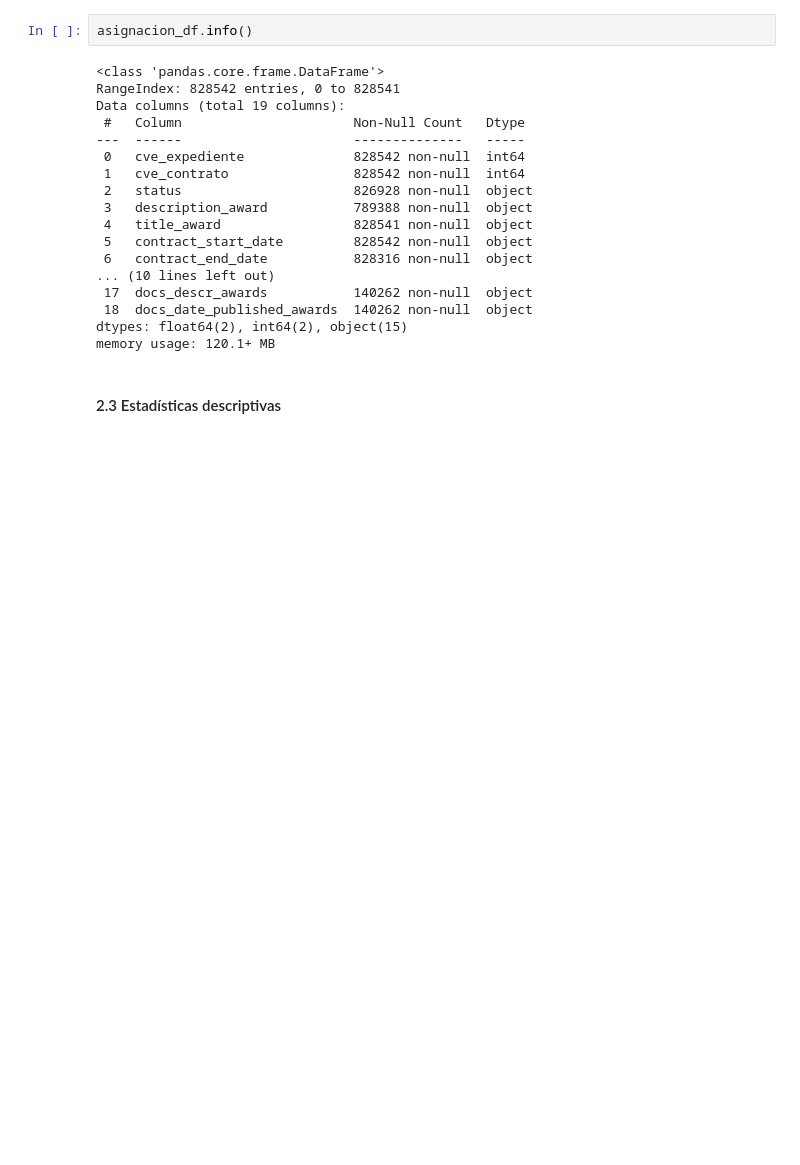
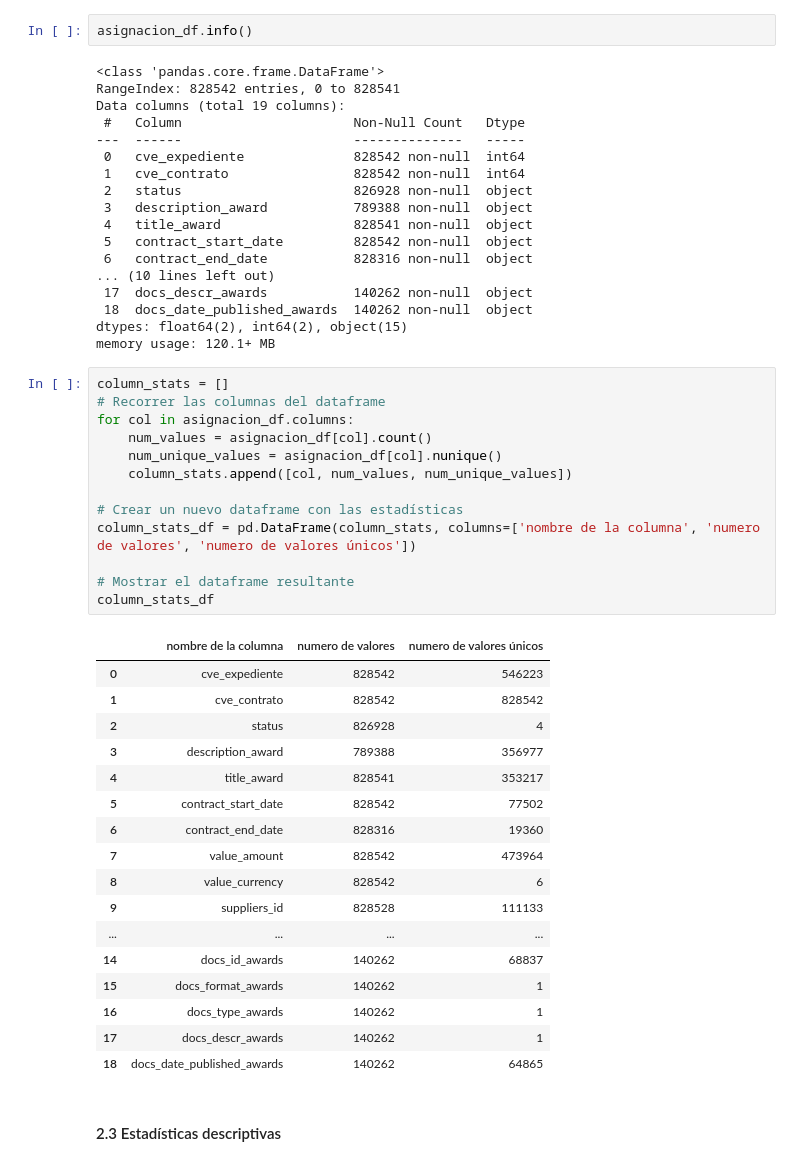
Before and after one commit to DGRIA/Anticorruption_ETL_MEX, a Jupyter notebook: src/templates/4.2_EDA_Asignacion.ipynb, the cells around one changed output. Saved outputs shown, nothing was run; the diff lists cells and outputs as text; blank space fills up the shorter version.

```diff
--- a/src/templates/4.2_EDA_Asignacion.ipynb
+++ b/src/templates/4.2_EDA_Asignacion.ipynb
@@ -65,6 +65,37 @@ Data columns (total 19 columns):
  18  docs_date_published_awards  140262 non-null  object
 dtypes: float64(2), int64(2), object(15)
 memory usage: 120.1+ MB
+# %%
+column_stats = []
+# Recorrer las columnas del dataframe
+for col in asignacion_df.columns:
+    num_values = asignacion_df[col].count()
+    num_unique_values = asignacion_df[col].nunique()
+    column_stats.append([col, num_values, num_unique_values])
+
+# Crear un nuevo dataframe con las estadísticas
+column_stats_df = pd.DataFrame(column_stats, columns=['nombre de la columna', 'numero de valores', 'numero de valores únicos'])
+
+# Mostrar el dataframe resultante
+column_stats_df
+# %% [output]
+|  | nombre de la columna | numero de valores | numero de valores únicos |
+| 0 | cve_expediente | 828542 | 546223 |
+| 1 | cve_contrato | 828542 | 828542 |
+| 2 | status | 826928 | 4 |
+| 3 | description_award | 789388 | 356977 |
+| 4 | title_award | 828541 | 353217 |
+| 5 | contract_start_date | 828542 | 77502 |
+| 6 | contract_end_date | 828316 | 19360 |
+| 7 | value_amount | 828542 | 473964 |
+| 8 | value_currency | 828542 | 6 |
+| 9 | suppliers_id | 828528 | 111133 |
+| ... | ... | ... | ... |
+| 14 | docs_id_awards | 140262 | 68837 |
+| 15 | docs_format_awards | 140262 | 1 |
+| 16 | docs_type_awards | 140262 | 1 |
+| 17 | docs_descr_awards | 140262 | 1 |
+| 18 | docs_date_published_awards | 140262 | 64865 |
 # %% [markdown]
 #### 2.3 Estadísticas descriptivas
 # %%
```
Also changed, not shown: parts of 8 cells of this notebook, 1 other file.
